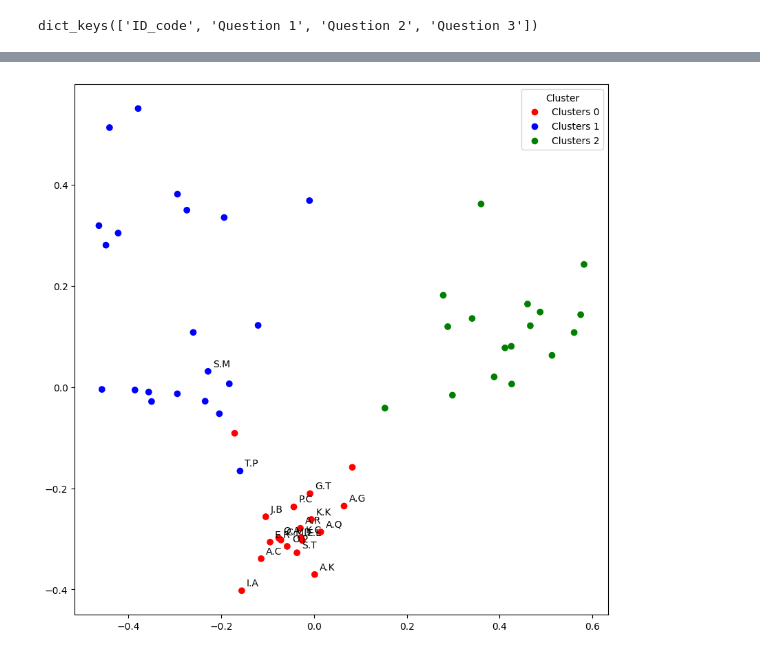
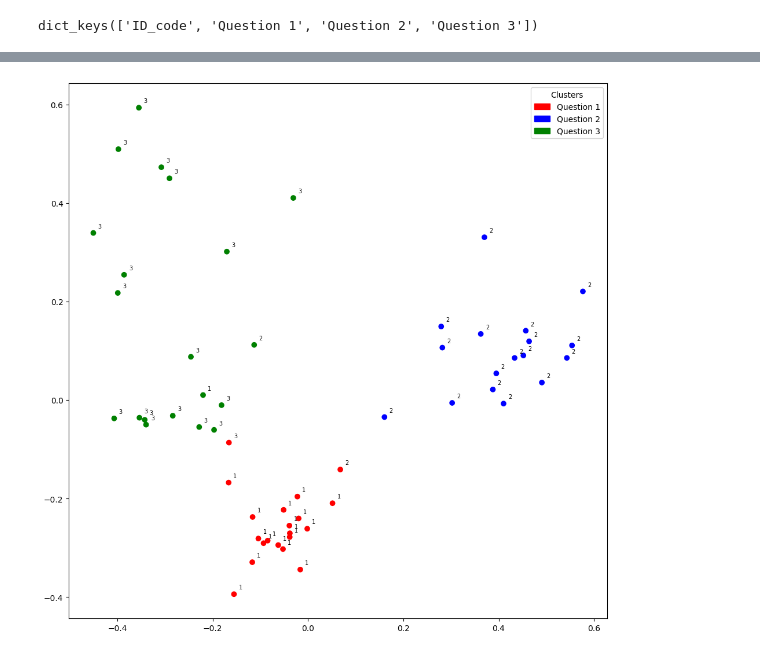
Before and after one commit to IsaiasPrez1003/TF-IDF-Stats-Topic-Modeling, a Jupyter notebook: TF-IDF scripts/Second_analysis/TM_Combined.ipynb, the cells around one changed output, grey strips where cells are left out. Saved outputs shown, nothing was run; the diff lists cells and outputs as text; code cells hidden in the pictures.

Commit message:
completed TM_combined script and labeled plot for easier interpretation.

```diff
--- a/TF-IDF scripts/Second_analysis/TM_Combined.ipynb
+++ b/TF-IDF scripts/Second_analysis/TM_Combined.ipynb
@@ -76,7 +76,7 @@ vectorizer = TfidfVectorizer(lowercase = True,
                              max_features = 300,
                              max_df = .50,
                              min_df = 2,
-                             ngram_range = (1, 2),
+                             ngram_range = (1, 3),
                              stop_words = "english"
                              )
 
@@ -84,7 +84,7 @@ Q1_vectors = vectorizer.fit_transform(cleaned_Q1)
 Q2_vectors = vectorizer.fit_transform(cleaned_Q2)
 Q3_vectors = vectorizer.fit_transform(cleaned_Q3)
 
-all_vectors_list_test = vectorizer.fit_transform(cleaned_Q1 + cleaned_Q2 + cleaned_Q3)
+all_vectors_list = vectorizer.fit_transform(cleaned_Q1 + cleaned_Q2 + cleaned_Q3)
 # %%
 dense_Q1 = Q1_vectors.todense()
 dense_Q2 = Q2_vectors.todense()
@@ -94,9 +94,9 @@ dense_Q1_list = dense_Q1.tolist()
 dense_Q2_list = dense_Q2.tolist()
 dense_Q3_list = dense_Q3.tolist()
 
-all_vectors_list = dense_Q1_list + dense_Q2_list + dense_Q3_list
+all_vectors_dense_list = dense_Q1_list + dense_Q2_list + dense_Q3_list
 
-print(all_vectors_list)
+print(all_vectors_dense_list)
 
 feature_names = vectorizer.get_feature_names_out()
 # %% [output]
@@ -156,0 +139,8 @@ sample mean
+# %%
+#Changing data set from wide format to long format
+import pandas as pd
+df = pd.DataFrame(Stats_data)
+
+df_long = df.melt(id_vars = ["ID_code"], var_name = "Queston", value_name = "Response")
+
+print(df_long)
@@ -157,49 +165,46 @@ sample mean
 # %%
 import matplotlib.pyplot as plt
 from sklearn.decomposition import PCA
+import matplotlib.patches as mpatches
 
-Kmean_indices = model.predict(all_vectors_list_test)
+Kmean_indices = model.predict(all_vectors_list)
 
-num_componets = min(2, len(all_vectors_list_test.toarray()))
+n_componets = 3
 
-pca = PCA(n_components = num_componets)
-scatter_plot_points = pca.fit_transform(all_vectors_list_test.toarray())
+pca = PCA(n_components = n_componets)
 
-colors = ["red", "blue", "green"]
+scatter_plot_points = pca.fit_transform(all_vectors_list.toarray())
+
+colors = ["red", "green", "blue"]
 
 num_clusters = len(set(Kmean_indices))
-clsuter_colors = colors[:num_clusters]
 
 x_axis = scatter_plot_points[:, 0]
 y_axis = scatter_plot_points[:, 1]
 
-fig, ax = plt.subplots(figsize = (10, 10))
+fig, ax = plt.subplots(figsize = (12, 12))
+
 scatter = ax.scatter(x_axis,
                      y_axis,
                      c = [colors[d] for d in Kmean_indices]
                      )
 
-for i, txt in enumerate(Id_code):
-    ax.annotate(txt[0:11],
-                (x_axis[i], y_axis[i]),
-                textcoords = "offset points",
-                xytext = (5, 5),
-                fontsize = 10)
+Red_points = mpatches.Patch(color = "red", label = "Question 1")
+Blue_points = mpatches.Patch(color = "blue", label = "Question 2")
+Green_points = mpatches.Patch(color = "green", label = "Question 3")
 
-handles = [plt.Line2D([0], [0],
-                      marker = "o",
-                      color = "w",
-                      markerfacecolor = colors[i],
-                      markersize = 8) for i in range(num_clusters)
-                      ]
 
-ax.legend(handles,
-          [f"Clusters {i}" for i in range(num_clusters)],
-          title = "Cluster")
+question_labels = df_long["Queston"].tolist()
+responses = df_long["Response"].tolist()
+
+for i, label in enumerate(question_labels):
+    ax.annotate(label.split()[-1],
+                (x_axis[i] + 0.01,
+                 y_axis[i] + 0.01),
+                 fontsize = 7)
+
+ax.legend(handles = [Red_points, Blue_points, Green_points], title = "Clusters")
 
 plt.show()
-
-for id_code, keywords in zip(Id_code, all_keywords):
-    print(f"ID: {id_code}| Keywords: {', '.join(keywords)}")
 # %% [output]
-[figure, old version]
+[figure, new version]
```
Also changed, not shown: parts of 7 cells of this notebook, 2 other files.
